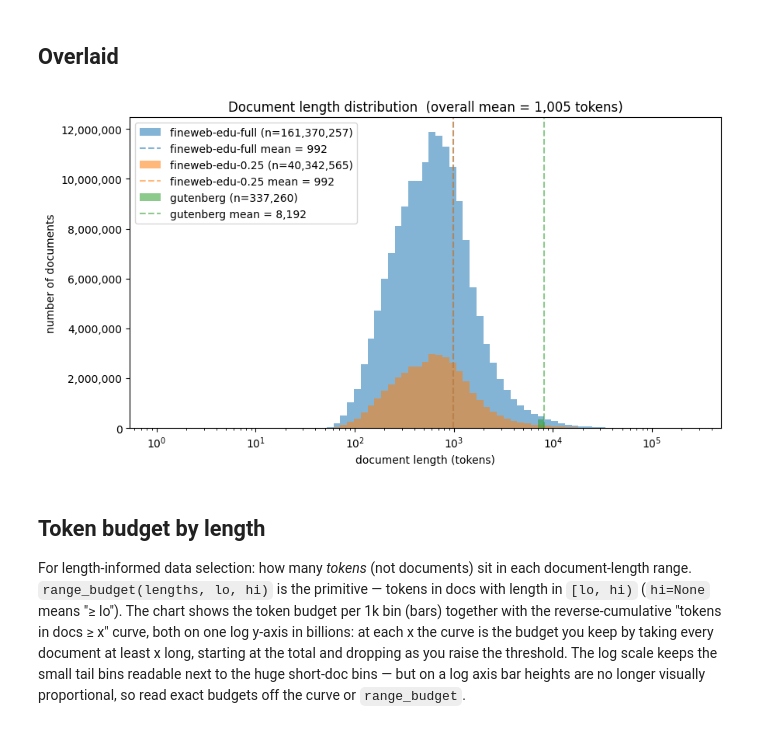
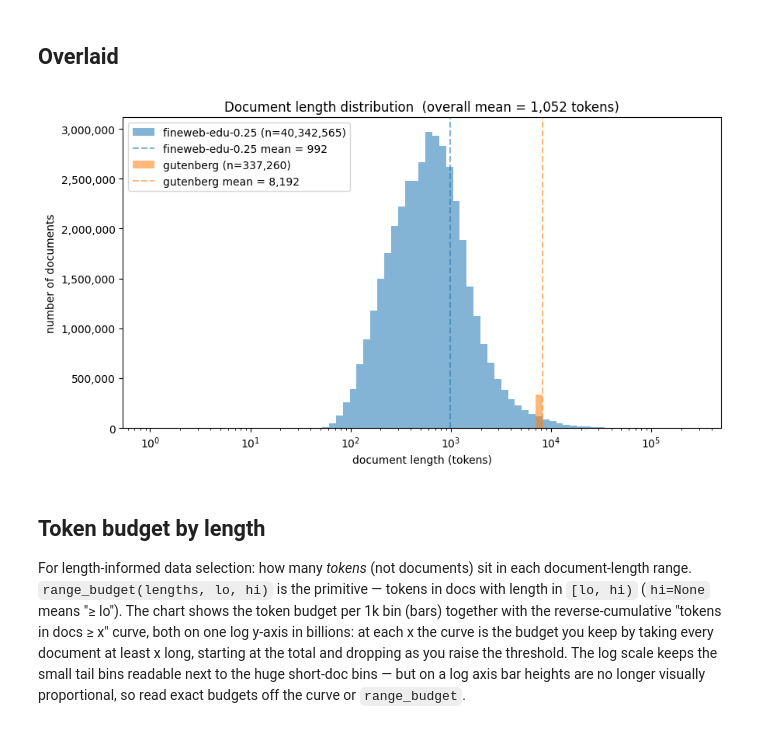
Before and after one commit to elena-lyulina/Megatron-LM-Attention-Benchmark, a Jupyter notebook: attn_bench/notebooks/doc_lengths.ipynb, the cells around one changed output. Cells and saved outputs as stored; diff of their text form; code cells hidden in the pictures.

Commit message:
imlement long inference on fineweb edu

```diff
--- a/attn_bench/notebooks/doc_lengths.ipynb
+++ b/attn_bench/notebooks/doc_lengths.ipynb
@@ -94,30 +94,30 @@ for name, lengths in datasets.items():
 # %%
 global_max = max(l.max() for l in datasets.values())
 bins = np.logspace(0, np.log10(global_max + 1), 80)
 
 fig, ax = plt.subplots(figsize=(9, 5))
 plotted = []   # every dataset actually drawn, pooled below for the overall mean
 for name, lengths in datasets.items():
-    # if name == "fineweb-edu-dedup-160B-datatrove_0.25":
-    #     continue
+    if name == "fineweb-edu-dedup-160B-datatrove":
+        continue
     plotted.append(lengths)
     _, _, patches = ax.hist(lengths, bins=bins, alpha=0.55, label=f"{disp(name)} (n={len(lengths):,})")
     color = patches[0].get_facecolor()
     ax.axvline(lengths.mean(), color=color, linestyle="--", linewidth=1.5,
                label=f"{disp(name)} mean = {lengths.mean():,.0f}")
 
 # Pooled mean over all plotted documents (dominated by fineweb since it has far more docs).
 overall_mean = np.concatenate(plotted).mean()
 ax.set_xscale("log")
 ax.yaxis.set_major_formatter(thousands)
 ax.set_xlabel("document length (tokens)")
 ax.set_ylabel("number of documents")
 ax.set_title(f"Document length distribution  (overall mean = {overall_mean:,.0f} tokens)")
 ax.legend()
 plt.tight_layout()
 plt.show()
 # %% [output]
-[figure, old version]
+[figure, new version]
 # %% [markdown]
 ## Token budget by length
 
```
Also changed, not shown: parts of 1 cell of this notebook, 5 other files.
